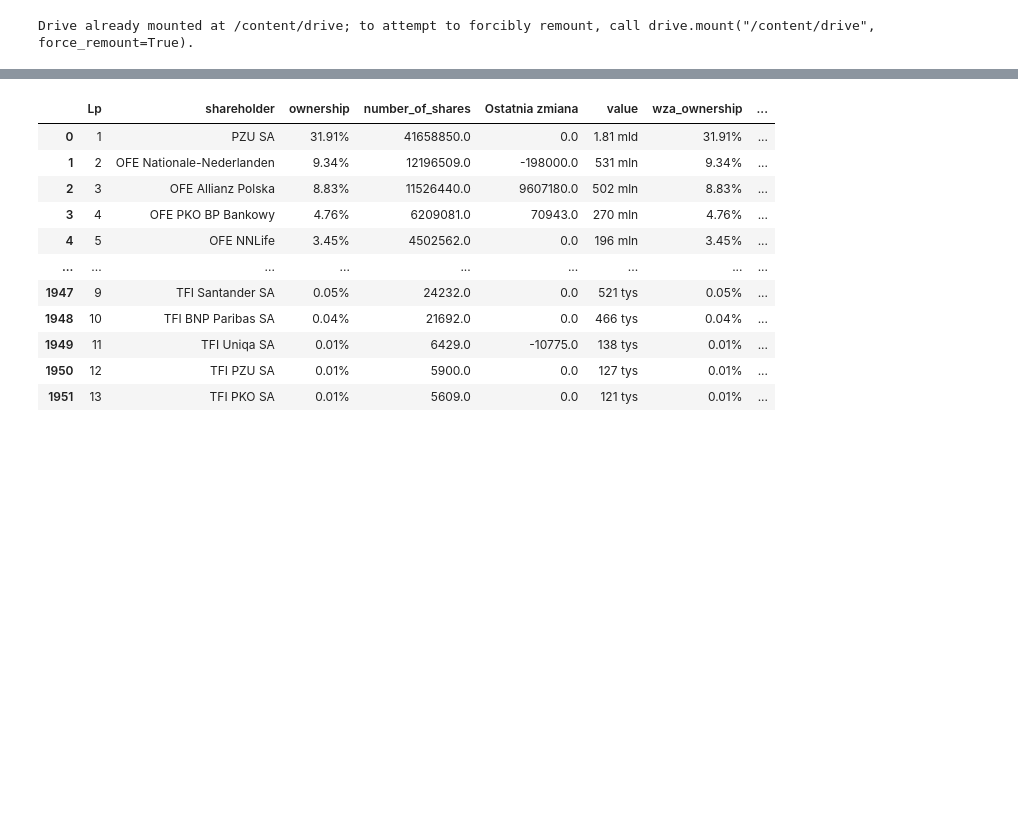
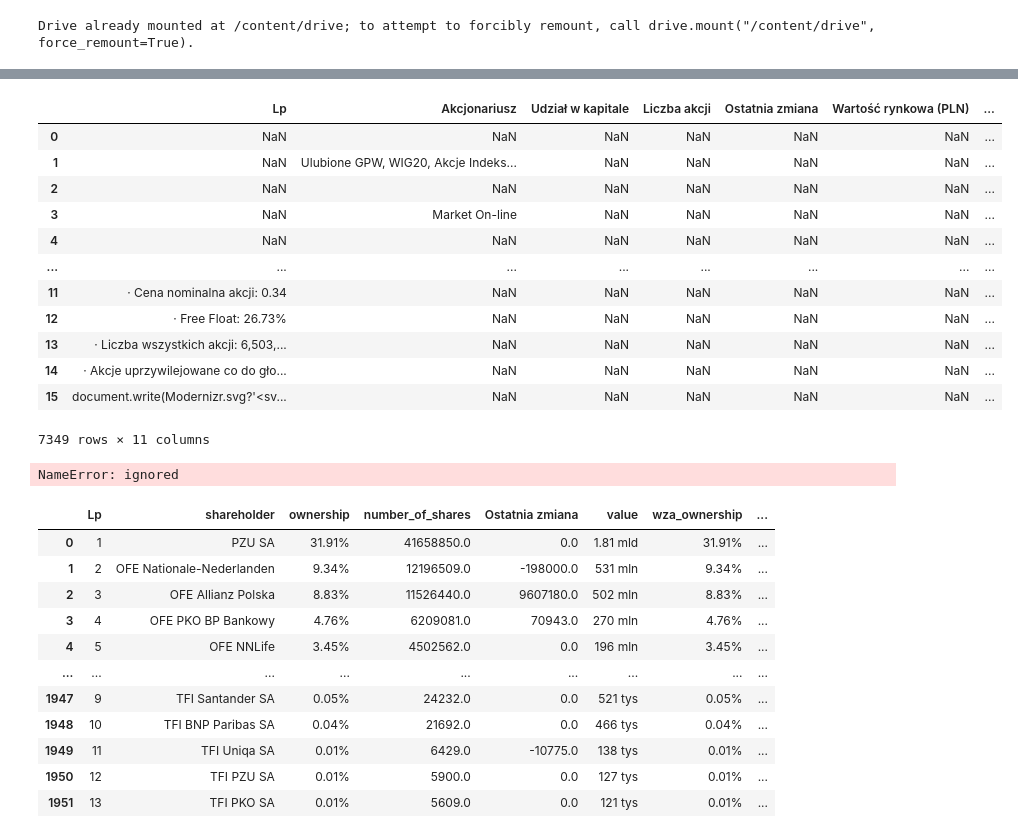
Before and after one commit to efemeryczny/network_analysis_wig, a Jupyter notebook: stooq_tickers_webscrape.ipynb, the cells around one changed output, grey strips where cells are left out. Saved outputs shown, nothing was run; the diff lists cells and outputs as text; code cells hidden in the pictures; blank space fills up the shorter version.

```diff
--- a/stooq_tickers_webscrape.ipynb
+++ b/stooq_tickers_webscrape.ipynb
@@ -14,11 +14,3 @@ from google.colab import drive
 drive.mount('/content/drive')
 # %% [output]
 Drive already mounted at /content/drive; to attempt to forcibly remount, call drive.mount("/content/drive", force_remount=True).
-# %%
-#ekstrakcja tickerów z tabeli html
-wig = pd.read_html('https://stooq.pl/q/i/?s=wig')[1]
-wig_tickery = wig.iloc[5:-1, :]
-lista_symboli = wig.drop(wig.columns[-1], axis=1)
-lista_symboli.dropna(inplace=True)
-first_column = wig.iloc[:, 0].tolist()
-print(first_column)
@@ -63,0 +52,7 @@ Printing list without quotes [06N, 11B, 1AT, 3RG, AAT, ABE, ABS, ACG, ACP, ACT,
+# %%
+urls = []
+for company in ticker_data:
+  url = f'https://stooq.pl/q/h/?s={company}'
+  urls.append(url)
+
+urls
@@ -64,3 +77,33 @@ Printing list without quotes [06N, 11B, 1AT, 3RG, AAT, ABE, ABS, ACG, ACP, ACT,
+# %%
+wig_table = []
+for i, url in enumerate(urls):
+  tables = pd.read_html(url)
+  table = tables[1].copy()
+  symbol = ticker_data[i] #wig_banki
+  table.loc[:, 'ticker'] = symbol #table['company'] = ticker
+  wig_table.append(table)
+# %%
+tabele_razem=pd.concat(wig_table)
+tabele_razem
+# %% [output]
+|  | Lp | Akcjonariusz | Udział w kapitale | Liczba akcji | Ostatnia zmiana | Wartość rynkowa (PLN) | ... |
+| 0 | NaN | NaN | NaN | NaN | NaN | NaN | ... |
+| 1 | NaN | Ulubione GPW, WIG20, Akcje Indeks... | NaN | NaN | NaN | NaN | ... |
+| 2 | NaN | NaN | NaN | NaN | NaN | NaN | ... |
+| 3 | NaN | Market On-line | NaN | NaN | NaN | NaN | ... |
+| 4 | NaN | NaN | NaN | NaN | NaN | NaN | ... |
+| ... | ... | ... | ... | ... | ... | ... | ... |
+| 11 | · Cena nominalna akcji: 0.34 | NaN | NaN | NaN | NaN | NaN | ... |
+| 12 | · Free Float: 26.73% | NaN | NaN | NaN | NaN | NaN | ... |
+| 13 | · Liczba wszystkich akcji: 6,503,... | NaN | NaN | NaN | NaN | NaN | ... |
+| 14 | · Akcje uprzywilejowane co do gło... | NaN | NaN | NaN | NaN | NaN | ... |
+| 15 | document.write(Modernizr.svg?'<sv... | NaN | NaN | NaN | NaN | NaN | ... |
+7349 rows × 11 columns
+# %%
+tabele_razem_razem.dropna(inplace=True)
+tabele_razem_razem
+# %% [output]
+NameError: ignored
 # %%
 excel_file_path = '/content/drive/MyDrive/Colab Notebooks/wig_dane/wig_dane_full.xlsx'
 data = pd.read_excel(excel_file_path)
```
Also changed, not shown: parts of 8 cells of this notebook.
